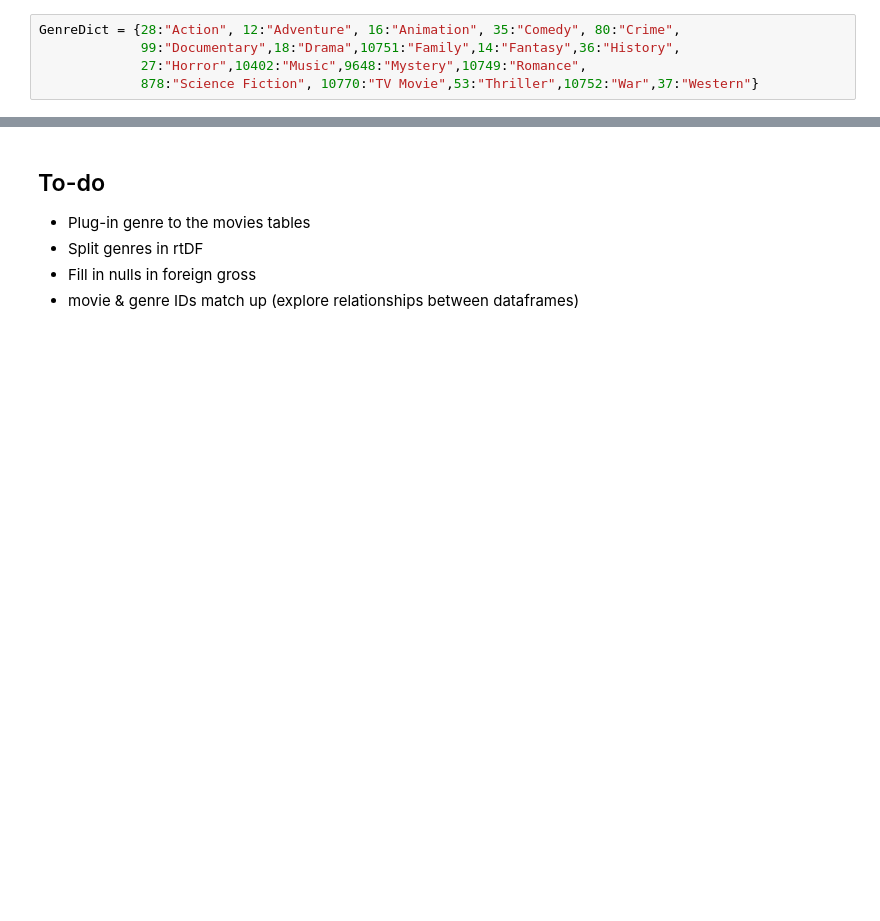
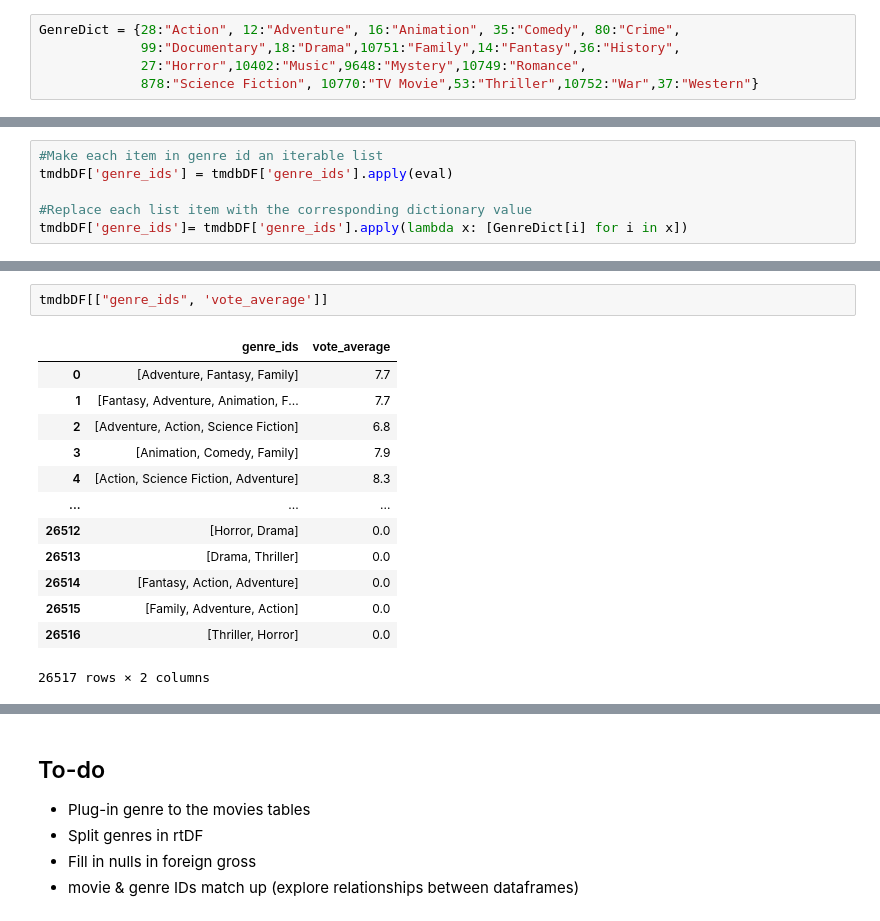
Before and after one commit to Brandon-Meyer0/git-dat-money, a Jupyter notebook: Capstone Group 1A.ipynb, the cells around one changed output, grey strips where cells are left out. Cells and saved outputs as stored; diff of their text form; blank space fills up the shorter version.

```diff
--- a/Capstone Group 1A.ipynb
+++ b/Capstone Group 1A.ipynb
@@ -217,0 +389,6 @@ GenreDict = {28:"Action", 12:"Adventure", 16:"Animation", 35:"Comedy", 80:"Crime
+# %%
+#Make each item in genre id an iterable list
+tmdbDF['genre_ids'] = tmdbDF['genre_ids'].apply(eval)
+
+#Replace each list item with the corresponding dictionary value
+tmdbDF['genre_ids']= tmdbDF['genre_ids'].apply(lambda x: [GenreDict[i] for i in x])
@@ -217,0 +463,16 @@ GenreDict = {28:"Action", 12:"Adventure", 16:"Animation", 35:"Comedy", 80:"Crime
+# %%
+tmdbDF[["genre_ids", 'vote_average']]
+# %% [output]
+|  | genre_ids | vote_average |
+| 0 | [Adventure, Fantasy, Family] | 7.7 |
+| 1 | [Fantasy, Adventure, Animation, F... | 7.7 |
+| 2 | [Adventure, Action, Science Fiction] | 6.8 |
+| 3 | [Animation, Comedy, Family] | 7.9 |
+| 4 | [Action, Science Fiction, Adventure] | 8.3 |
+| ... | ... | ... |
+| 26512 | [Horror, Drama] | 0.0 |
+| 26513 | [Drama, Thriller] | 0.0 |
+| 26514 | [Fantasy, Action, Adventure] | 0.0 |
+| 26515 | [Family, Adventure, Action] | 0.0 |
+| 26516 | [Thriller, Horror] | 0.0 |
+26517 rows × 2 columns
```
Also changed, not shown: parts of 36 cells of this notebook.
